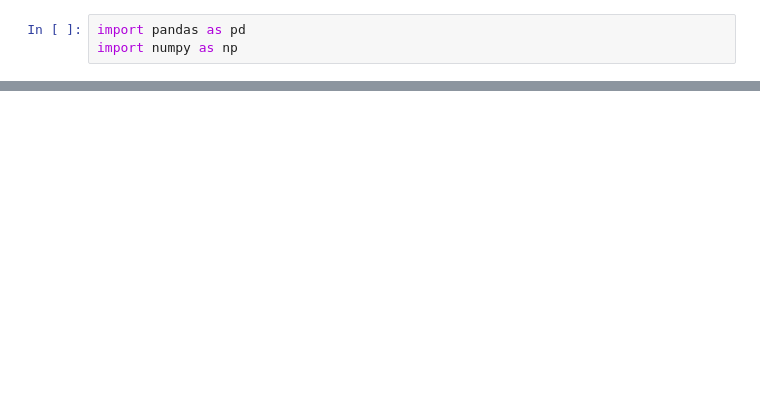
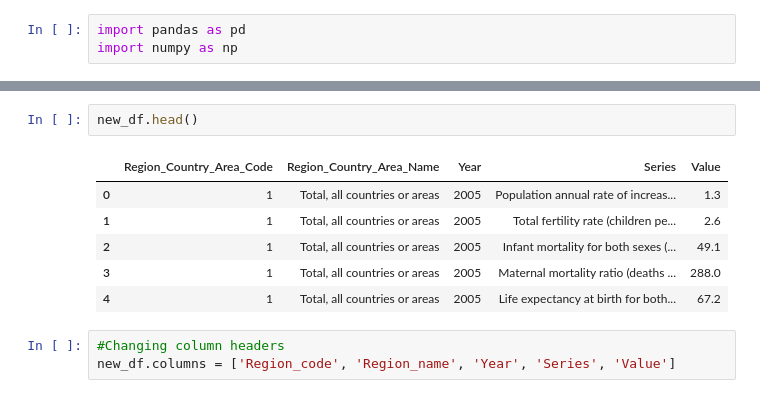
Before and after one commit to LauraMenefee/Summer2019_group_project, a Jupyter notebook: group_project.ipynb, the cells around one changed output, grey strips where cells are left out. Drawn from its saved outputs; the diff is of its cells as text; blank space fills up the shorter version.

```diff
--- a/group_project.ipynb
+++ b/group_project.ipynb
@@ -27,0 +66,12 @@ pop_gfm_df.head()
+# %%
+new_df.head()
+# %% [output]
+|  | Region_Country_Area_Code | Region_Country_Area_Name | Year | Series | Value |
+| 0 | 1 | Total, all countries or areas | 2005 | Population annual rate of increas... | 1.3 |
+| 1 | 1 | Total, all countries or areas | 2005 | Total fertility rate (children pe... | 2.6 |
+| 2 | 1 | Total, all countries or areas | 2005 | Infant mortality for both sexes (... | 49.1 |
+| 3 | 1 | Total, all countries or areas | 2005 | Maternal mortality ratio (deaths ... | 288.0 |
+| 4 | 1 | Total, all countries or areas | 2005 | Life expectancy at birth for both... | 67.2 |
+# %%
+#Changing column headers
+new_df.columns = ['Region_code', 'Region_name', 'Year', 'Series', 'Value']
```
Also changed, not shown: parts of 18 cells of this notebook, 1 other file.
